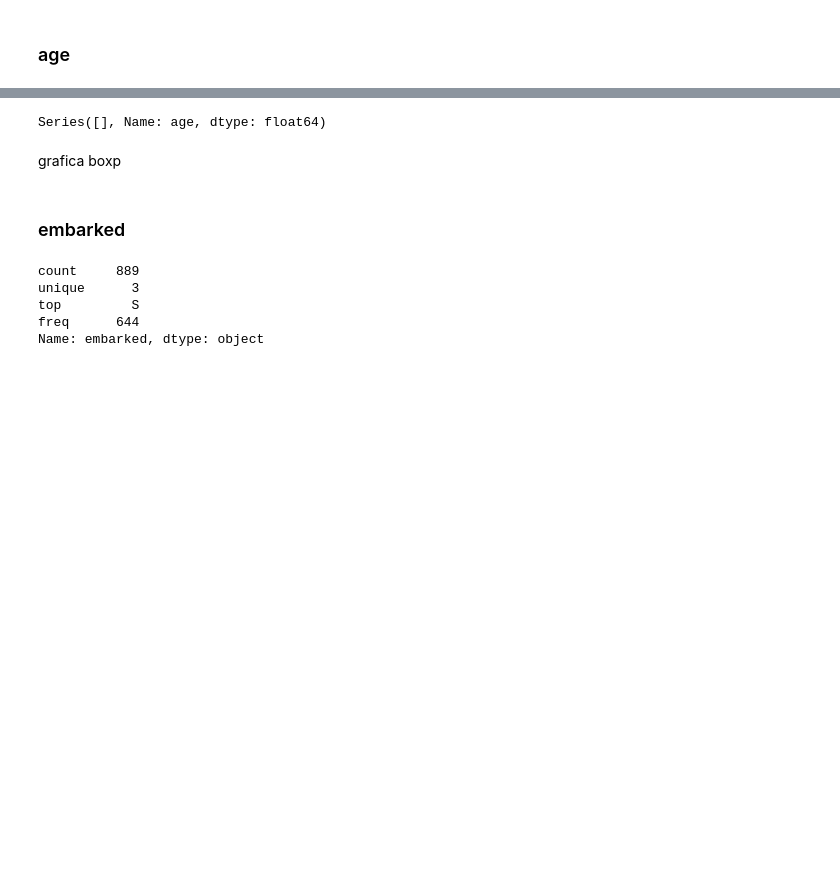
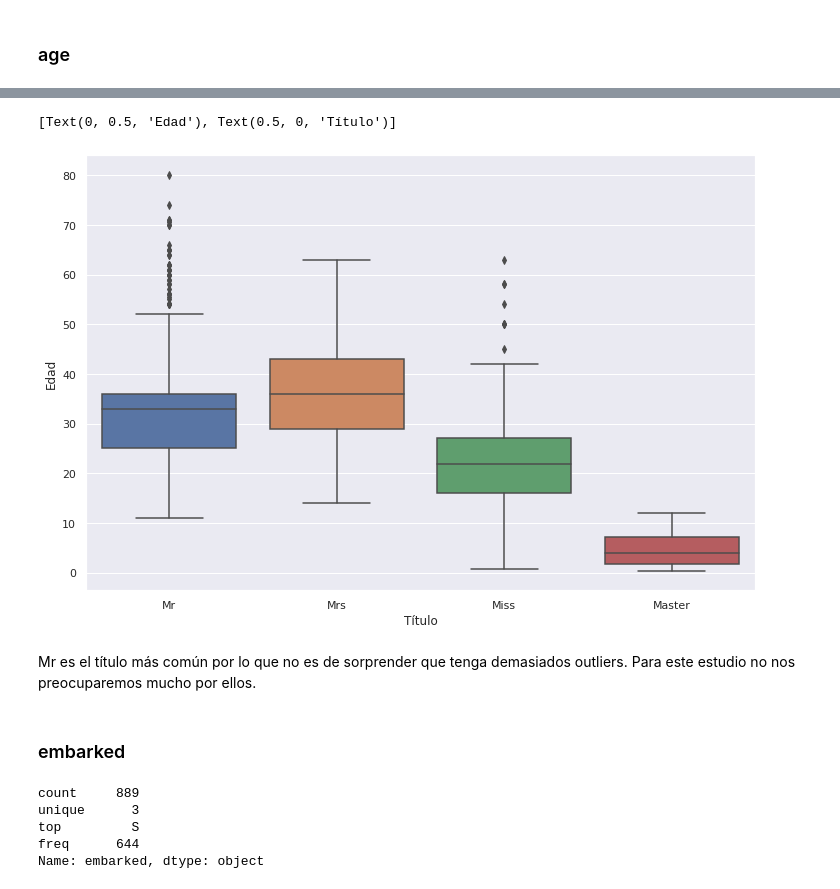
Before and after one commit to wabinai/proyecto_python, a Jupyter notebook: Titanic.ipynb, the cells around one changed output, grey strips where cells are left out. Cells and saved outputs as stored; diff of their text form; code cells hidden in the pictures; blank space fills up the shorter version.

```diff
--- a/Titanic.ipynb
+++ b/Titanic.ipynb
@@ -431,0 +554,3 @@ Text(0, 0.5, '')
+# %%
+data['gate'] = data.cabin.str.slice(stop=1)
+data.groupby(['p_class', 'survived'])['gate'].value_counts()
@@ -497,9 +650,14 @@ See the caveats in the documentation: https://pandas.pydata.org/pandas-docs/stab
-# %%
-train.loc[(train['age'].isna()) & (train['title']=='Miss'),'age']
-# %% [output]
-Series([], Name: age, dtype: float64)
-# %% [markdown]
-grafica boxp
+# %%
+# Gráfica de tit
+
+plt.figure(figsize=(12,8))
+g = sns.boxplot(x='title', y='age', data=train)
+g.set(xlabel='Título', ylabel='Edad')
+# %% [output]
+[Text(0, 0.5, 'Edad'), Text(0.5, 0, 'Título')]
+[figure, added]
+# %% [markdown]
+Mr es el título más común por lo que no es de sorprender que tenga demasiados outliers. Para este estudio no nos preocuparemos mucho por ellos.
 # %% [markdown]
 ### embarked
 # %%
```
Also changed, not shown: parts of 120 cells of this notebook.
